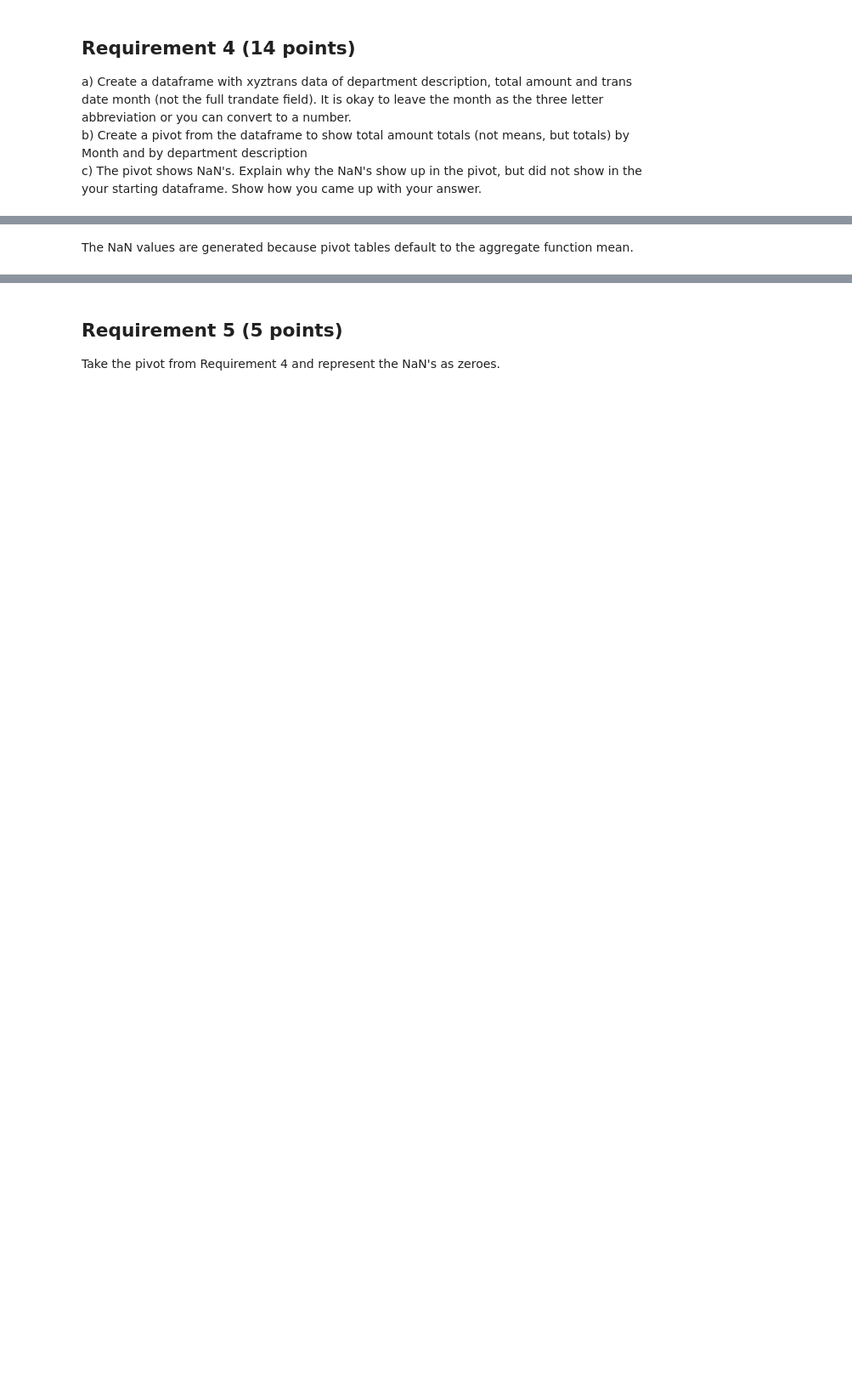
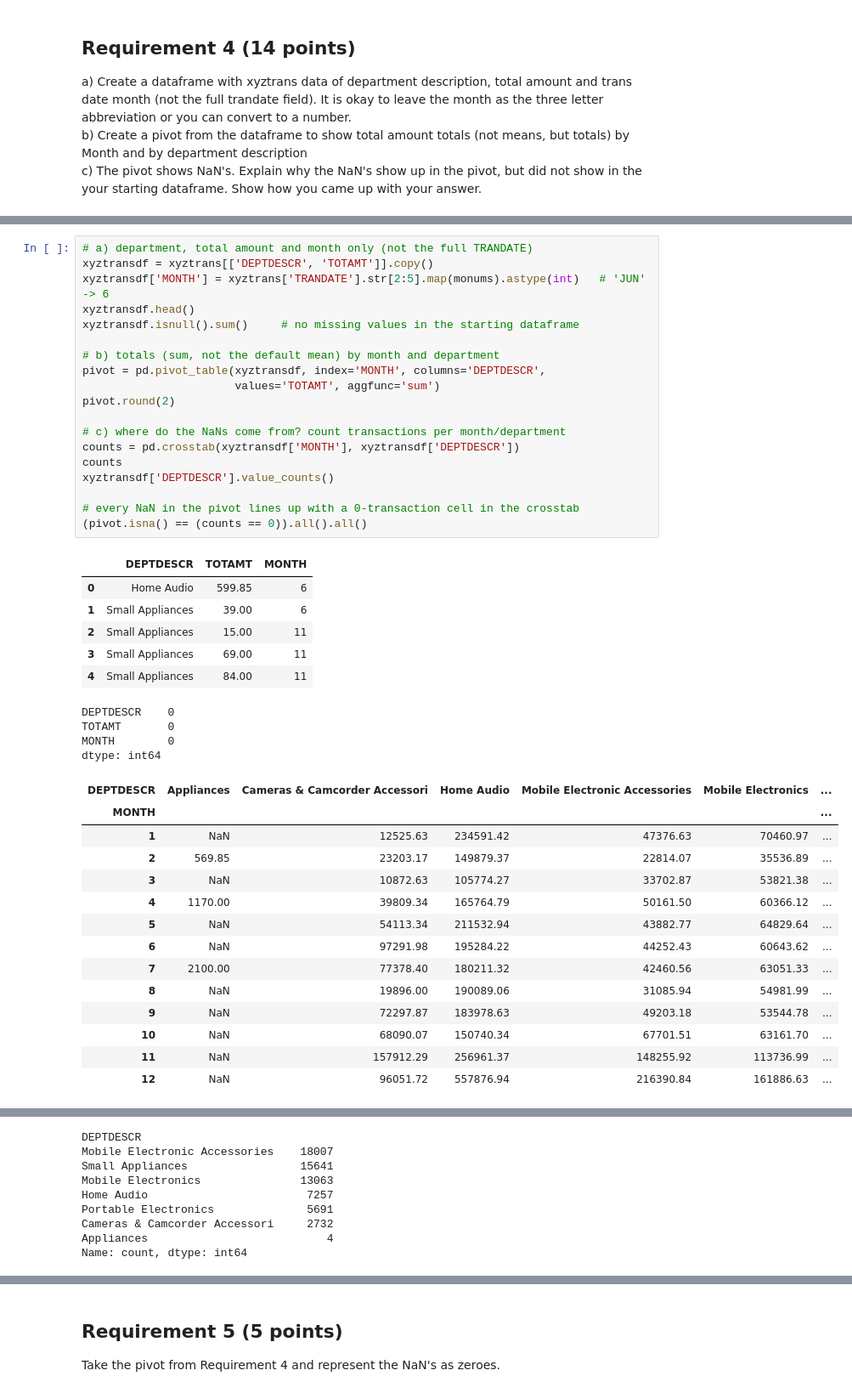
Before and after one commit to EAName/Database-Systems-and-Data-Preparation, a Jupyter notebook: Hierarchical Indexes, Pivot-tables, lambda, map.ipynb, the cells around one changed output, grey strips where cells are left out. Shown at 85% size. Drawn from its saved outputs; the diff is of its cells as text; blank space fills up the shorter version.

```diff
--- a/Hierarchical Indexes, Pivot-tables, lambda, map.ipynb
+++ b/Hierarchical Indexes, Pivot-tables, lambda, map.ipynb
@@ -938,2 +875,44 @@ pd.pivot_table(xyztrans,index=['TRANDATE'],columns=['TOTAMT','DEPTDESCR'])
-# %% [markdown]
-The NaN values are generated because pivot tables default to the aggregate function mean.
+# %%
+# a) department, total amount and month only (not the full TRANDATE)
+xyztransdf = xyztrans[['DEPTDESCR', 'TOTAMT']].copy()
+xyztransdf['MONTH'] = xyztrans['TRANDATE'].str[2:5].map(monums).astype(int)   # 'JUN' -> 6
+xyztransdf.head()
+xyztransdf.isnull().sum()     # no missing values in the starting dataframe
+
+# b) totals (sum, not the default mean) by month and department
+pivot = pd.pivot_table(xyztransdf, index='MONTH', columns='DEPTDESCR',
+                       values='TOTAMT', aggfunc='sum')
+pivot.round(2)
+
+# c) where do the NaNs come from? count transactions per month/department
+counts = pd.crosstab(xyztransdf['MONTH'], xyztransdf['DEPTDESCR'])
+counts
+xyztransdf['DEPTDESCR'].value_counts()
+
+# every NaN in the pivot lines up with a 0-transaction cell in the crosstab
+(pivot.isna() == (counts == 0)).all().all()
+# %% [output]
+|  | DEPTDESCR | TOTAMT | MONTH |
+| 0 | Home Audio | 599.85 | 6 |
+| 1 | Small Appliances | 39.00 | 6 |
+| 2 | Small Appliances | 15.00 | 11 |
+| 3 | Small Appliances | 69.00 | 11 |
+| 4 | Small Appliances | 84.00 | 11 |
+DEPTDESCR    0
+TOTAMT       0
+MONTH        0
+dtype: int64
+| DEPTDESCR | Appliances | Cameras & Camcorder Accessori | Home Audio | Mobile Electronic Accessories | Mobile Electronics | ... |
+| MONTH |  |  |  |  |  | ... |
+| 1 | NaN | 12525.63 | 234591.42 | 47376.63 | 70460.97 | ... |
+| 2 | 569.85 | 23203.17 | 149879.37 | 22814.07 | 35536.89 | ... |
+| 3 | NaN | 10872.63 | 105774.27 | 33702.87 | 53821.38 | ... |
+| 4 | 1170.00 | 39809.34 | 165764.79 | 50161.50 | 60366.12 | ... |
+| 5 | NaN | 54113.34 | 211532.94 | 43882.77 | 64829.64 | ... |
+| 6 | NaN | 97291.98 | 195284.22 | 44252.43 | 60643.62 | ... |
+| 7 | 2100.00 | 77378.40 | 180211.32 | 42460.56 | 63051.33 | ... |
+| 8 | NaN | 19896.00 | 190089.06 | 31085.94 | 54981.99 | ... |
+| 9 | NaN | 72297.87 | 183978.63 | 49203.18 | 53544.78 | ... |
+| 10 | NaN | 68090.07 | 150740.34 | 67701.51 | 63161.70 | ... |
+| 11 | NaN | 157912.29 | 256961.37 | 148255.92 | 113736.99 | ... |
+| 12 | NaN | 96051.72 | 557876.94 | 216390.84 | 161886.63 | ... |
@@ -939,0 +933,9 @@ The NaN values are generated because pivot tables default to the aggregate funct
+DEPTDESCR
+Mobile Electronic Accessories    18007
+Small Appliances                 15641
+Mobile Electronics               13063
+Home Audio                        7257
+Portable Electronics              5691
+Cameras & Camcorder Accessori     2732
+Appliances                           4
+Name: count, dtype: int64
```
Also changed, not shown: parts of 16 cells of this notebook, 4 other files.
